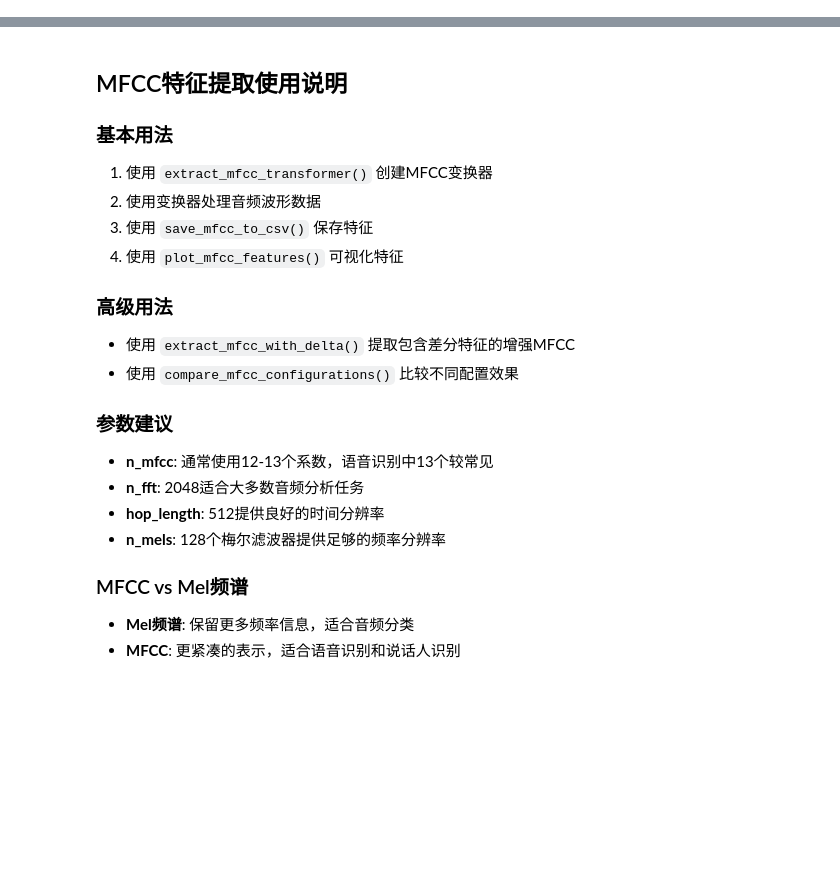
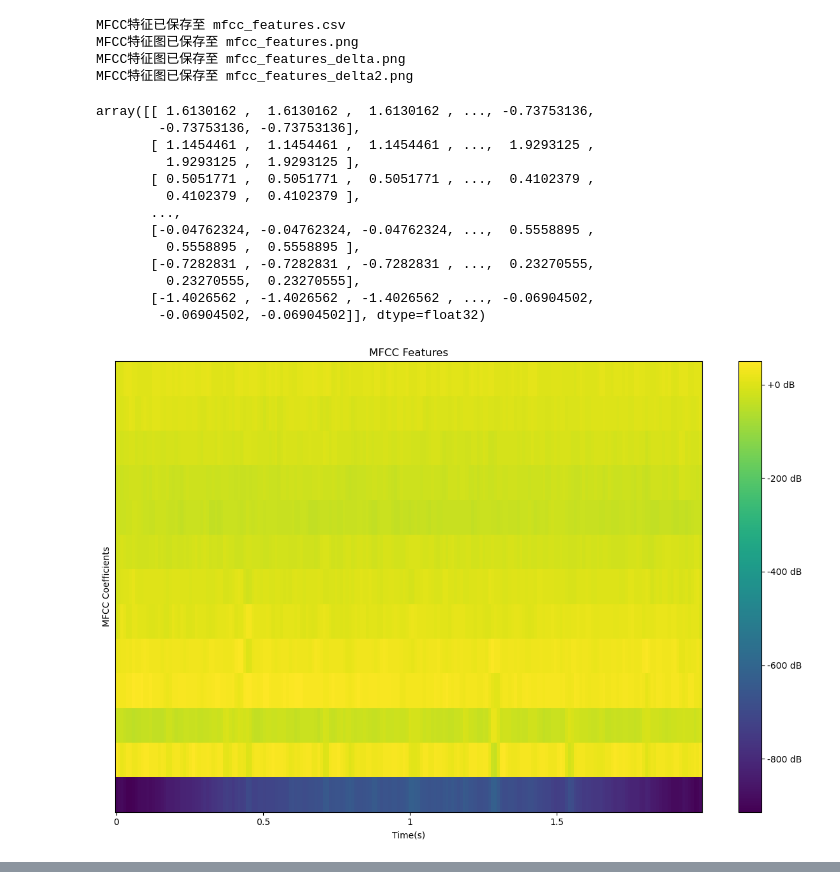
Before and after one commit to YoungBossX/Multi-feature-fusion-model-for-ship-audio, a Jupyter notebook: feature_extraction/mfcc.ipynb, the cells around one changed output, grey strips where cells are left out. Cells and saved outputs as stored; diff of their text form; code cells hidden in the pictures; blank space fills up the shorter version.

```diff
--- a/feature_extraction/mfcc.ipynb
+++ b/feature_extraction/mfcc.ipynb
@@ -38,7 +38,7 @@ def extract_mfcc_transformer(sample_rate, n_mfcc=13):
         - trainable_mel/trainable_STFT: 是否允许训练过程中调整参数
     """
     # 初始化MFCC变换对象
-    mfcc_transformer = Spectrogram.MFCC(
+    mfcc_transformer = MFCC(
         sr=sample_rate,
         n_mfcc=n_mfcc,
         n_fft=2048,
@@ -77,7 +133,7 @@ def plot_mfcc_features(mfcc_data, sr, output_image=None):
     """
     plt.figure(figsize=(12, 8))
 
-    librosa.display.specshow(mfcc_data, sr=sr, hop_length=512, x_axis='time', cmap='turbo')
+    librosa.display.specshow(mfcc_data, sr=sr, hop_length=512, x_axis='time', cmap='viridis')
     plt.title("MFCC Features")
     plt.xlabel("Time(s)")
     plt.ylabel("MFCC Coefficients")
@@ -90,26 +146,44 @@ def plot_mfcc_features(mfcc_data, sr, output_image=None):
     else:
         plt.show()
 # %%
-# 示例使用代码
-# 假设有音频文件路径
-# audio_file = 'path/to/your/audio.wav'
+# 音频文件路径
+audio_file = r'E:\数据集\ShipEar\data_preprocessing\3_Frame_Windows_2s_50%\6__10_07_13_marDeCangas_Entra_18.wav'
 
 # 加载音频文件
-# waveform, sample_rate = torchaudio.load(audio_file)
+waveform, sample_rate = torchaudio.load(audio_file)
 
 # 创建MFCC变换器
-# mfcc_transformer = extract_mfcc_transformer(sample_rate, n_mfcc=13)
+mfcc_transformer = extract_mfcc_transformer(sample_rate, n_mfcc=13)
 
 # 提取MFCC特征
-# mfcc_features = mfcc_transformer(waveform)
+mfcc_features = mfcc_transformer(waveform)
 
 # 转换为numpy数组便于处理
-# mfcc_data = mfcc_features.squeeze().numpy()
+mfcc_data = mfcc_features.detach().cpu().numpy()[0]
 
 # 保存MFCC特征到CSV
-# save_mfcc_to_csv(mfcc_data, 'mfcc_features.csv')
+save_mfcc_to_csv(mfcc_data, 'mfcc_features.csv')
 
 # 可视化MFCC特征
-# plot_mfcc_features(mfcc_data, sample_rate, 'mfcc_features.png')
-
-print("MFCC特征提取模块已准备就绪")
+plot_mfcc_features(mfcc_data, sample_rate, 'mfcc_features.png')
+extract_mfcc_with_delta(waveform, sample_rate, feature_type='delta')
+extract_mfcc_with_delta(waveform, sample_rate, feature_type='delta2')
+# %% [output]
+MFCC特征已保存至 mfcc_features.csv
+MFCC特征图已保存至 mfcc_features.png
+MFCC特征图已保存至 mfcc_features_delta.png
+MFCC特征图已保存至 mfcc_features_delta2.png
+array([[ 1.6130162 ,  1.6130162 ,  1.6130162 , ..., -0.73753136,
+        -0.73753136, -0.73753136],
+       [ 1.1454461 ,  1.1454461 ,  1.1454461 , ...,  1.9293125 ,
+         1.9293125 ,  1.9293125 ],
+       [ 0.5051771 ,  0.5051771 ,  0.5051771 , ...,  0.4102379 ,
+         0.4102379 ,  0.4102379 ],
+       ...,
+       [-0.04762324, -0.04762324, -0.04762324, ...,  0.5558895 ,
+         0.5558895 ,  0.5558895 ],
+       [-0.7282831 , -0.7282831 , -0.7282831 , ...,  0.23270555,
+         0.23270555,  0.23270555],
+       [-1.4026562 , -1.4026562 , -1.4026562 , ..., -0.06904502,
+        -0.06904502, -0.06904502]], dtype=float32)
+[figure, added]
@@ -188,22 +191,0 @@ def compare_mfcc_configurations(waveform, sample_rate):
-# %% [markdown]
-## MFCC特征提取使用说明
-
-### 基本用法
-1. 使用 `extract_mfcc_transformer()` 创建MFCC变换器
-2. 使用变换器处理音频波形数据
-3. 使用 `save_mfcc_to_csv()` 保存特征
-4. 使用 `plot_mfcc_features()` 可视化特征
-
-### 高级用法
-- 使用 `extract_mfcc_with_delta()` 提取包含差分特征的增强MFCC
-- 使用 `compare_mfcc_configurations()` 比较不同配置效果
-
-### 参数建议
-- **n_mfcc**: 通常使用12-13个系数，语音识别中13个较常见
-- **n_fft**: 2048适合大多数音频分析任务
-- **hop_length**: 512提供良好的时间分辨率
-- **n_mels**: 128个梅尔滤波器提供足够的频率分辨率
-
-### MFCC vs Mel频谱
-- **Mel频谱**: 保留更多频率信息，适合音频分类
-- **MFCC**: 更紧凑的表示，适合语音识别和说话人识别
```
Also changed, not shown: parts of 5 cells of this notebook, 2 other files.
